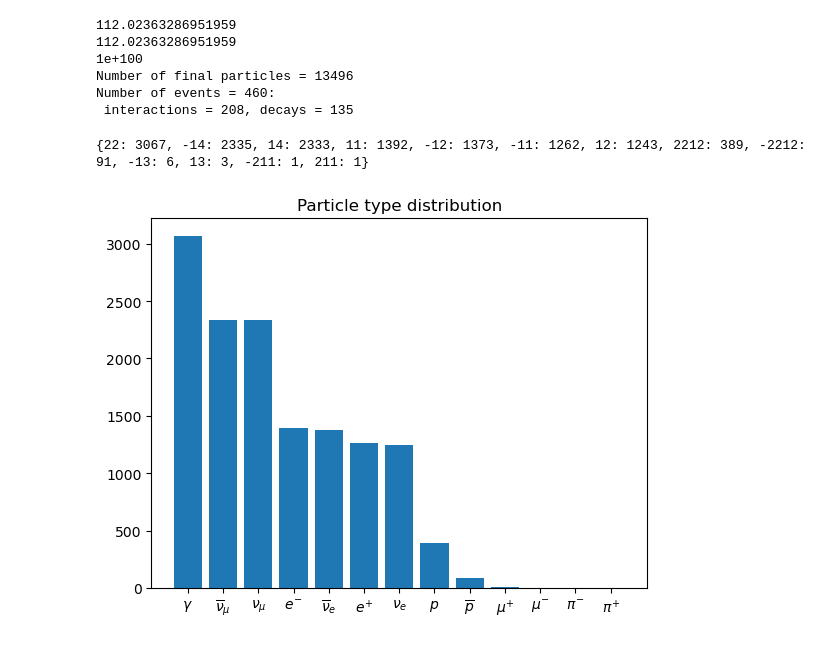
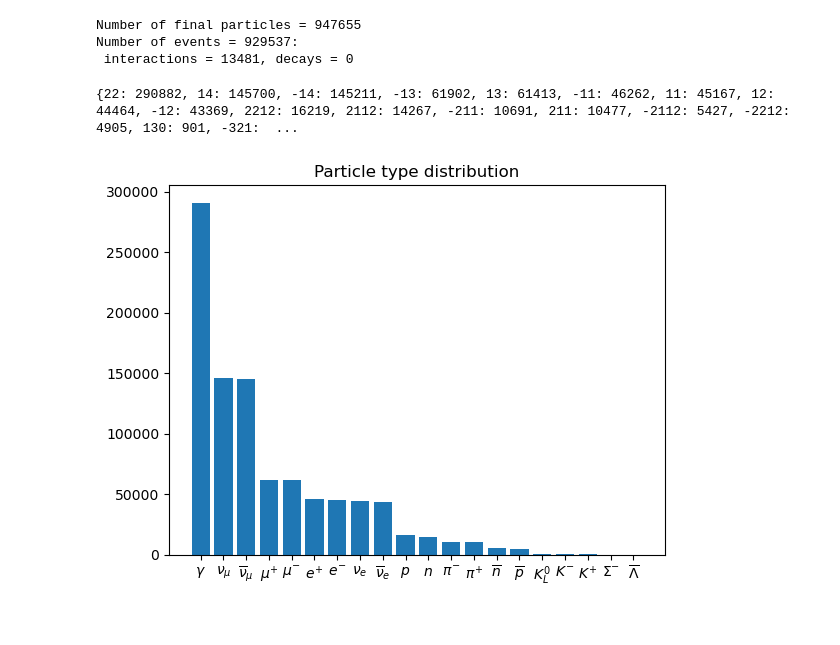
Before and after one commit to jncots/xmax_sigma, a Jupyter notebook: examples/test_cascade_driver.ipynb, the cells around one changed output. Cells and saved outputs as stored; diff of their text form; code cells hidden in the pictures.

```diff
--- a/examples/test_cascade_driver.ipynb
+++ b/examples/test_cascade_driver.ipynb
@@ -9,6 +9,5 @@ sys.path.append("../data_analysis")
 from cascade.cascade_driver import CascadeDriver, CascadeEvent
 from cascade.particle_event import CascadeParticle
 
-init_particle = CascadeParticle(2212, 1e6, 0)
-cas_event = CascadeEvent(emin_threshold = 1e3, particle = init_particle)
+shower = CascadeDriver(CascadeEvent(1e3))
 # %% [output]
@@ -68,14 +67,11 @@ ca = CascadeAnalysis(shower)
 
 ca.print_stats()
 # %% [output]
-112.02363286951959
-112.02363286951959
-1e+100
-Number of final particles = 13496
-Number of events = 460:
- interactions = 208, decays = 135
+Number of final particles = 947655
+Number of events = 929537:
+ interactions = 13481, decays = 0
 # %%
-ca.plot_pid(to_ = 20)
+ca.plot_pid(to_=-1)
 # %% [output]
-{22: 3067, -14: 2335, 14: 2333, 11: 1392, -12: 1373, -11: 1262, 12: 1243, 2212: 389, -2212: 91, -13: 6, 13: 3, -211: 1, 211: 1}
+{22: 290882, 14: 145700, -14: 145211, -13: 61902, 13: 61413, -11: 46262, 11: 45167, 12: 44464, -12: 43369, 2212: 16219, 2112: 14267, -211: 10691, 211: 10477, -2112: 5427, -2212: 4905, 130: 901, -321:  ...
-[figure, old version]
+[figure, new version]
```
Also changed, not shown: parts of 10 cells of this notebook, 5 other files.
